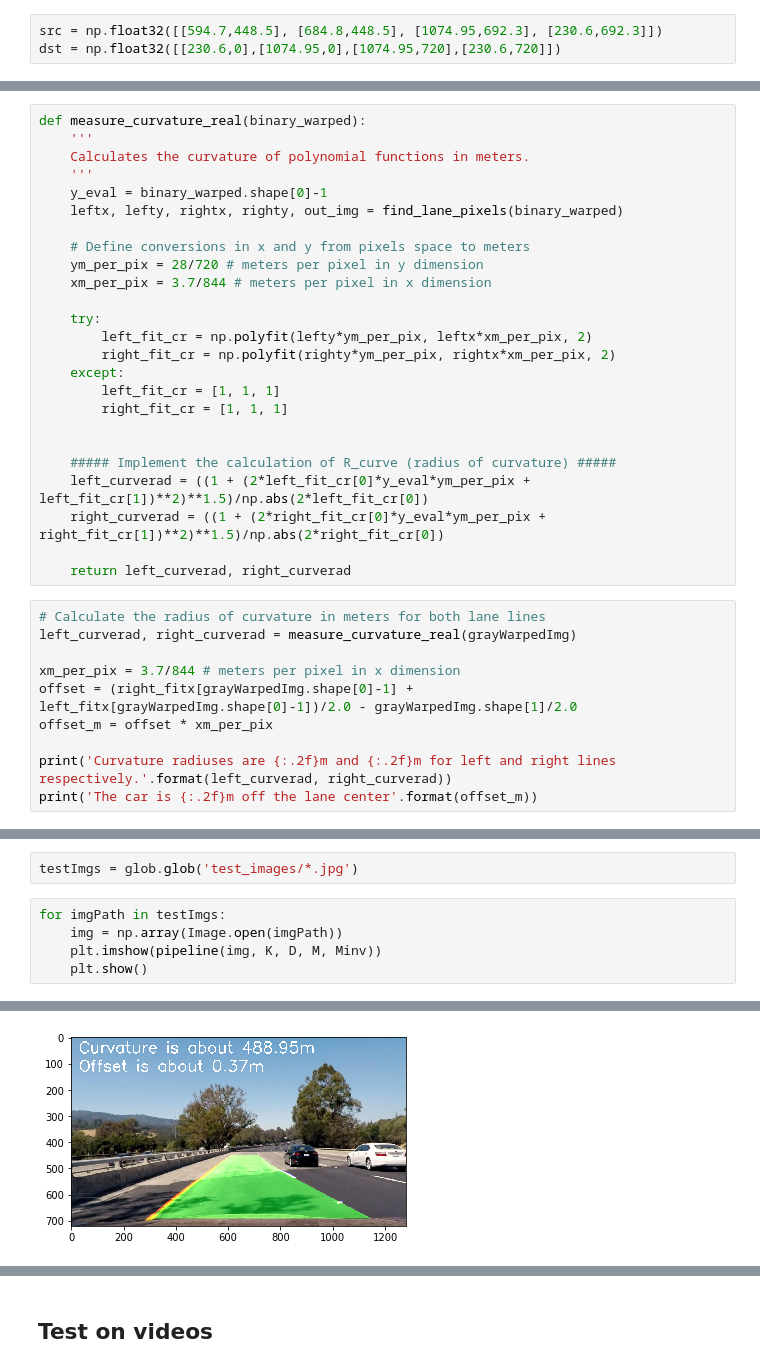
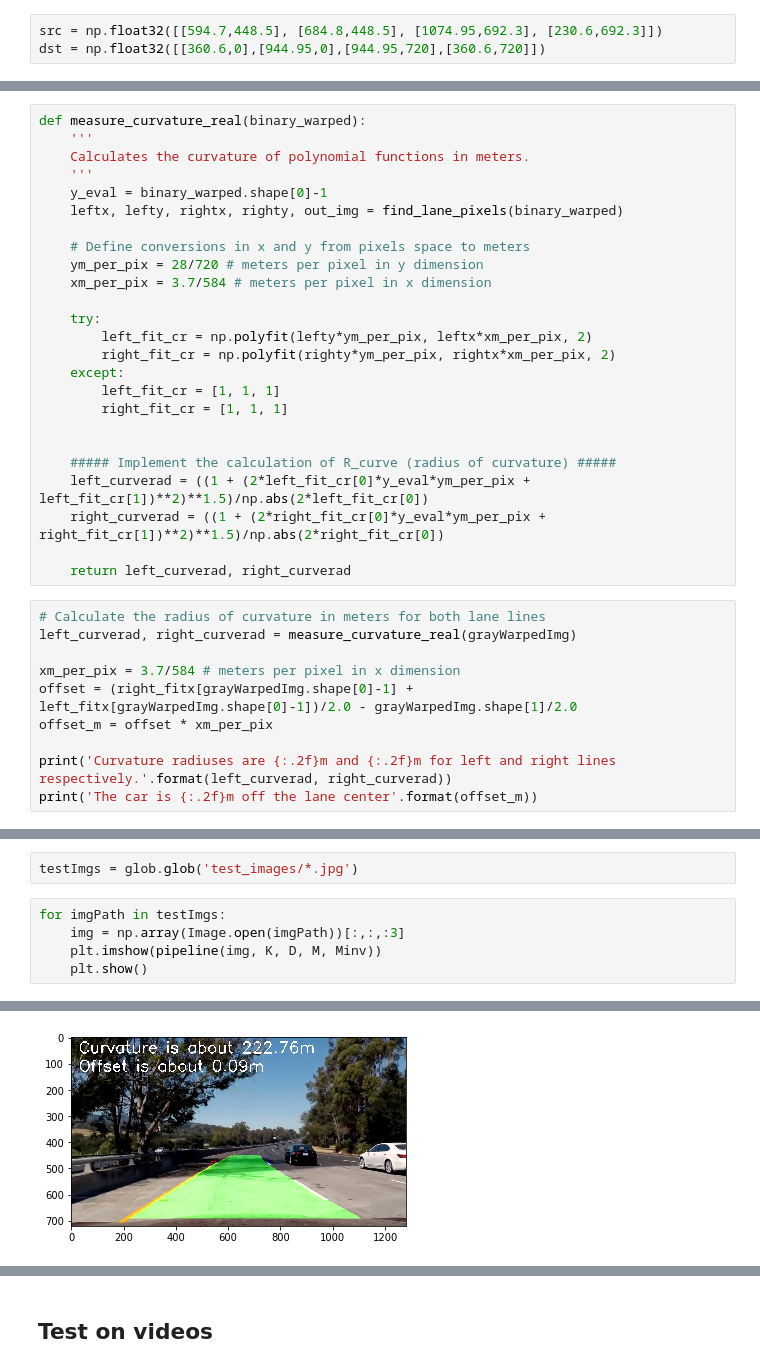
Before and after one commit to alex4men/CarND-Advanced-Lane-Lines, a Jupyter notebook: Advanced_Lane_Finding.ipynb, the cells around one changed output, grey strips where cells are left out. Saved outputs shown, nothing was run; the diff lists cells and outputs as text.

```diff
--- a/Advanced_Lane_Finding.ipynb
+++ b/Advanced_Lane_Finding.ipynb
@@ -196,7 +196,7 @@ mpimg.imsave('output_images/'+'binary_test.jpg', binaryImg)
 ### Perspective transform
 # %%
 src = np.float32([[594.7,448.5], [684.8,448.5], [1074.95,692.3], [230.6,692.3]])
-dst = np.float32([[230.6,0],[1074.95,0],[1074.95,720],[230.6,720]])
+dst = np.float32([[360.6,0],[944.95,0],[944.95,720],[360.6,720]])
 # %%
 undistImgWTrap = undistImg.copy()
 for i in range(4):
@@ -366,7 +364,7 @@ def measure_curvature_real(binary_warped):
 
     # Define conversions in x and y from pixels space to meters
     ym_per_pix = 28/720 # meters per pixel in y dimension
-    xm_per_pix = 3.7/844 # meters per pixel in x dimension
+    xm_per_pix = 3.7/584 # meters per pixel in x dimension
 
     try:
         left_fit_cr = np.polyfit(lefty*ym_per_pix, leftx*xm_per_pix, 2)
@@ -385,7 +383,7 @@ def measure_curvature_real(binary_warped):
 # Calculate the radius of curvature in meters for both lane lines
 left_curverad, right_curverad = measure_curvature_real(grayWarpedImg)
 
-xm_per_pix = 3.7/844 # meters per pixel in x dimension
+xm_per_pix = 3.7/584 # meters per pixel in x dimension
 offset = (right_fitx[grayWarpedImg.shape[0]-1] + left_fitx[grayWarpedImg.shape[0]-1])/2.0 - grayWarpedImg.shape[1]/2.0
 offset_m = offset * xm_per_pix
 
@@ -455,7 +453,7 @@ def pipeline(img, K, D, M, Minv):
 testImgs = glob.glob('test_images/*.jpg')
 # %%
 for imgPath in testImgs:
-    img = np.array(Image.open(imgPath))
+    img = np.array(Image.open(imgPath))[:,:,:3]
     plt.imshow(pipeline(img, K, D, M, Minv))
     plt.show()
 # %% [output]
@@ -464 +462 @@ for imgPath in testImgs:
-[figure, old version]
+[figure, new version]
```
Also changed, not shown: parts of 8 cells of this notebook, 1 other file.
